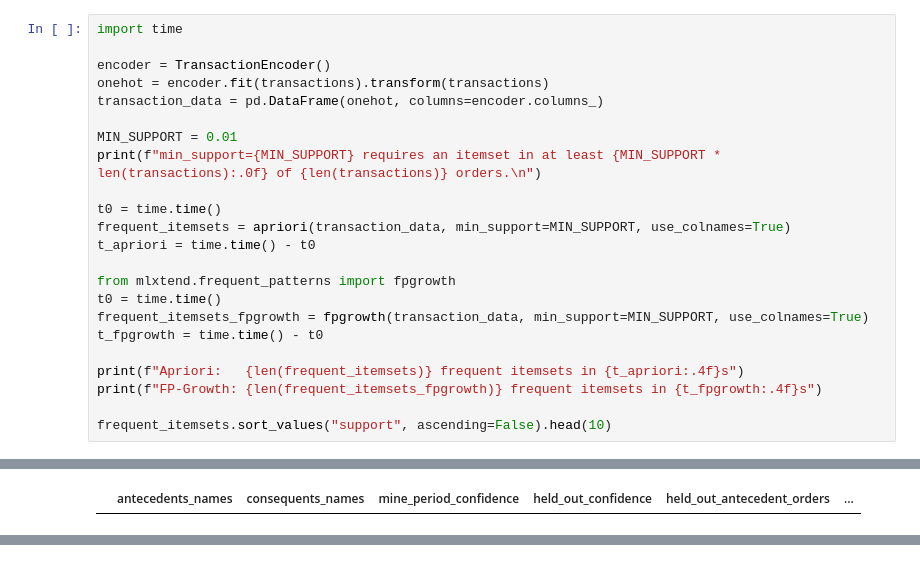
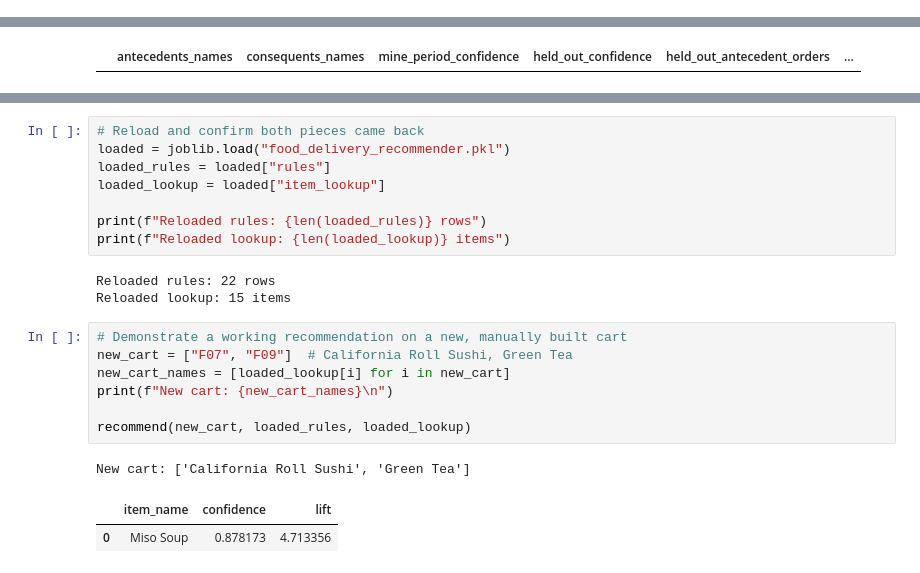
Before and after one commit to tanuiivy/bbt4106-202604-D4-association-rules, a Jupyter notebook: lab_submission/bbt4106-202604-D4-association-rules.ipynb, the cells around one changed output, grey strips where cells are left out. Cells and saved outputs as stored; diff of their text form.

```diff
--- a/lab_submission/bbt4106-202604-D4-association-rules.ipynb
+++ b/lab_submission/bbt4106-202604-D4-association-rules.ipynb
@@ -622,23 +560,0 @@ Similarly, 87.82% of orders containing Green Tea and Carlifornia Roll Sushi also
-# %%
-import time
-
-encoder = TransactionEncoder()
-onehot = encoder.fit(transactions).transform(transactions)
-transaction_data = pd.DataFrame(onehot, columns=encoder.columns_)
-
-MIN_SUPPORT = 0.01
-print(f"min_support={MIN_SUPPORT} requires an itemset in at least {MIN_SUPPORT * len(transactions):.0f} of {len(transactions)} orders.\n")
-
-t0 = time.time()
-frequent_itemsets = apriori(transaction_data, min_support=MIN_SUPPORT, use_colnames=True)
-t_apriori = time.time() - t0
-
-from mlxtend.frequent_patterns import fpgrowth
-t0 = time.time()
-frequent_itemsets_fpgrowth = fpgrowth(transaction_data, min_support=MIN_SUPPORT, use_colnames=True)
-t_fpgrowth = time.time() - t0
-
-print(f"Apriori:   {len(frequent_itemsets)} frequent itemsets in {t_apriori:.4f}s")
-print(f"FP-Growth: {len(frequent_itemsets_fpgrowth)} frequent itemsets in {t_fpgrowth:.4f}s")
-
-frequent_itemsets.sort_values("support", ascending=False).head(10)
@@ -1085,0 +971,22 @@ rather than overfitting to patterns specific to the mining period.
+# %%
+# Reload and confirm both pieces came back
+loaded = joblib.load("food_delivery_recommender.pkl")
+loaded_rules = loaded["rules"]
+loaded_lookup = loaded["item_lookup"]
+
+print(f"Reloaded rules: {len(loaded_rules)} rows")
+print(f"Reloaded lookup: {len(loaded_lookup)} items")
+# %% [output]
+Reloaded rules: 22 rows
+Reloaded lookup: 15 items
+# %%
+# Demonstrate a working recommendation on a new, manually built cart
+new_cart = ["F07", "F09"]  # California Roll Sushi, Green Tea
+new_cart_names = [loaded_lookup[i] for i in new_cart]
+print(f"New cart: {new_cart_names}\n")
+
+recommend(new_cart, loaded_rules, loaded_lookup)
+# %% [output]
+New cart: ['California Roll Sushi', 'Green Tea']
+|  | item_name | confidence | lift |
+| 0 | Miso Soup | 0.878173 | 4.713356 |
```
Also changed, not shown: parts of 71 cells of this notebook.
